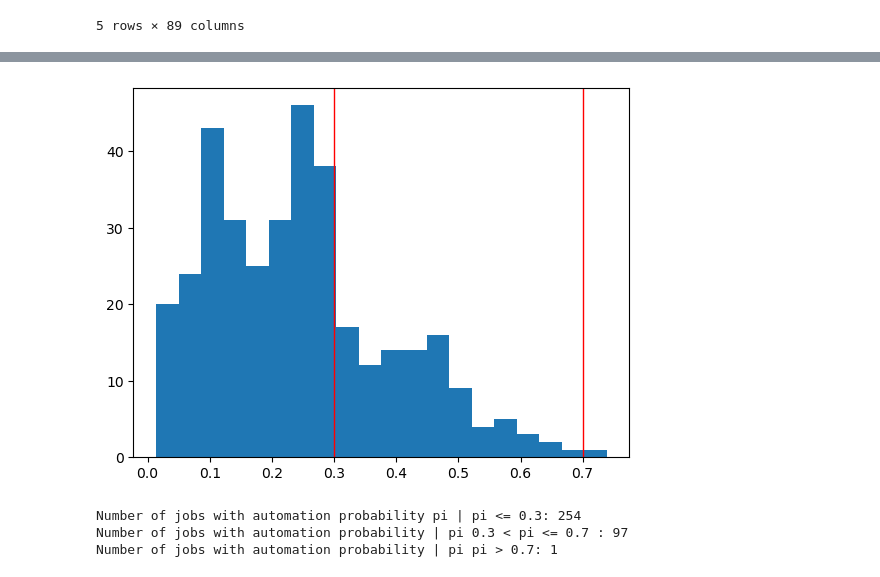
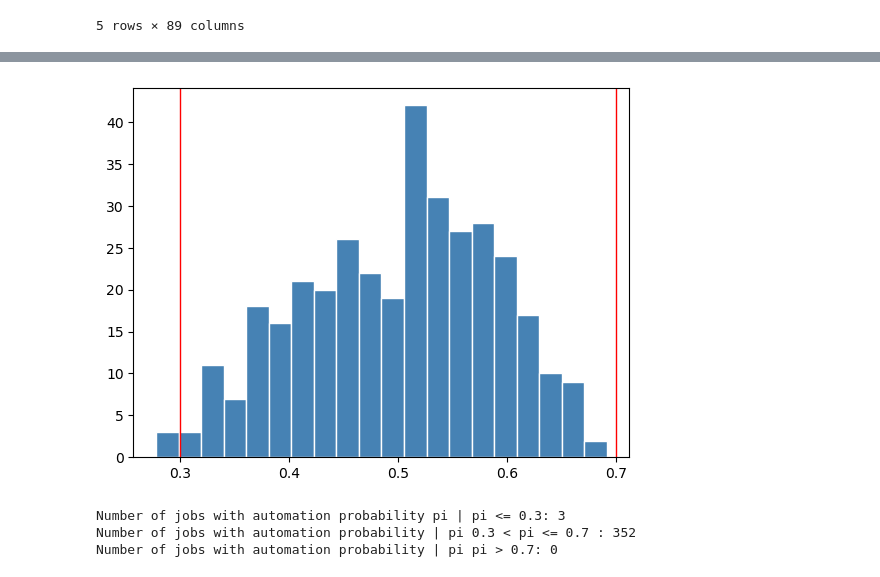
Before and after one commit to joergjan/bachelorarbeit, a Jupyter notebook: 07_calculate_probability.ipynb, the cells around one changed output, grey strips where cells are left out. Saved outputs shown, nothing was run; the diff lists cells and outputs as text; code cells hidden in the pictures.

```diff
--- a/07_calculate_probability.ipynb
+++ b/07_calculate_probability.ipynb
@@ -47,3 +44,21 @@ df_smote.head(5)
 # %%
 # Extract coefficients outside the 95% confidence interval
 selected_coefficients = coefficients_outside_95[["id","coefficient"]]
+# %%
+# Separate the columns to exclude from normalization
+df_exclude = df_smote[['fo_probability', 'fo_computerisation']]
+
+# Drop the columns to exclude from normalization from the original DataFrame
+df_to_normalize = df_smote.drop(['fo_probability', 'fo_computerisation'], axis=1)
+
+# Initialize a scaler
+scaler = StandardScaler()
+
+# Fit the scaler to the data and transform the data
+df_normalized = pd.DataFrame(scaler.fit_transform(df_to_normalize), columns=df_to_normalize.columns)
+
+# Add the columns that were excluded from normalization back to the DataFrame
+df_normalized = pd.concat([df_normalized, df_exclude], axis=1)
+
+# Display the first few rows of the normalized DataFrame
+df_normalized.head(5)
@@ -51,14 +73,14 @@ selected_coefficients = coefficients_outside_95[["id","coefficient"]]
 #
 coef_dict = selected_coefficients.set_index('id')['coefficient'].to_dict()
 
-for col in df_smote.columns:
+for col in df_normalized.columns:
     if col.startswith(('a', 's')):
-        df_smote[f'weight_{col}'] = coef_dict.get(col, 1)
+        df_normalized[f'weight_{col}'] = coef_dict.get(col, 1)
 
 print("Keys in coef_dict:", coef_dict.keys())
 
-relevant_cols = [col for col in df_smote.columns if col.startswith(('a', 's'))]
+relevant_cols = [col for col in df_normalized.columns if col.startswith(('a', 's'))]
 print("Relevant columns in df_calculate_automation:", relevant_cols)
 
-df_smote.head(5)
+df_normalized.head(5)
 # %% [output]
@@ -73,10 +96,10 @@ Relevant columns in df_calculate_automation: ['s24', 's21', 's8', 'a12']
 # %%
-weighted_cols = [col for col in df_smote.columns if col.startswith(('a', 's'))]
+weighted_cols = [col for col in df_normalized.columns if col.startswith(('a', 's'))]
 
-df_smote['weighted_sum'] = 0
+df_normalized['weighted_sum'] = 0
 
 for col in weighted_cols:
-    df_smote['weighted_sum'] += df_smote[col] * df_smote[f'weight_{col}']
+    df_normalized['weighted_sum'] += df_normalized[col] * df_normalized[f'weight_{col}']
 
-df_smote.head(5)
+df_normalized.head(5)
 # %% [output]
@@ -89,3 +113,3 @@ df_smote.head(5)
 # %%
-df_smote['automation_probability'] = df_smote['weighted_sum'].apply(lambda x: 1 / (1 + np.exp(-x)))
+df_normalized['automation_probability'] = df_normalized['weighted_sum'].apply(lambda x: 1 / (1 + np.exp(-x)))
 # %%
@@ -100,38 +135,38 @@ df_smote.nlargest(5, 'automation_probability')
 # %%
 # Get the values
-x = df_smote["automation_probability"].values
+x = df_normalized["automation_probability"].values
 
 # Calculate the histogram
 hist, bins = np.histogram(x, bins=20)
 
 # Calculate the width and center of the bars
 width = 1 * (bins[1] - bins[0])
 center = (bins[:-1] + bins[1:]) / 2
 
 # Plot the histogram
-plt.bar(center, hist, align='center', width=width)
+plt.bar(center, hist, align='center', width=width, color='#4682B4', edgecolor='white')
 
 # Add lines at 0.3 and 0.7
 plt.axvline(0.3, color='r', linewidth=1)
 plt.axvline(0.7, color='r', linewidth=1)
 
 # Show the plot
 plt.show()
 # %% [output]
-[figure, old version]
+[figure, new version]
 # %%
 # Count the number of jobs with automation probability below 0.3
-jobs_below_03 = (df_smote["automation_probability"] < 0.3).sum()
+jobs_below_03 = (df_normalized["automation_probability"] < 0.3).sum()
 print(f"Number of jobs with automation probability pi | pi <= 0.3: {jobs_below_03}")
 
 # Count the number of jobs with automation probability between 0.3 and 0.7
-jobs_between_03_and_07 = ((df_smote["automation_probability"] >= 0.31) & (df_smote["automation_probability"] <= 0.7)).sum()
+jobs_between_03_and_07 = ((df_normalized["automation_probability"] >= 0.31) & (df_normalized["automation_probability"] <= 0.7)).sum()
 print(f"Number of jobs with automation probability | pi 0.3 < pi <= 0.7 : {jobs_between_03_and_07}")
 
 # Count the number of jobs with automation probability > 0.7
-jobs_above_07 = (df_smote["automation_probability"] > 0.7).sum()
+jobs_above_07 = (df_normalized["automation_probability"] > 0.7).sum()
 print(f"Number of jobs with automation probability | pi pi > 0.7: {jobs_above_07}")
 # %% [output]
-Number of jobs with automation probability pi | pi <= 0.3: 254
-Number of jobs with automation probability | pi 0.3 < pi <= 0.7 : 97
-Number of jobs with automation probability | pi pi > 0.7: 1
+Number of jobs with automation probability pi | pi <= 0.3: 3
+Number of jobs with automation probability | pi 0.3 < pi <= 0.7 : 352
+Number of jobs with automation probability | pi pi > 0.7: 0
```
Also changed, not shown: parts of 9 cells of this notebook, 4 other files.
